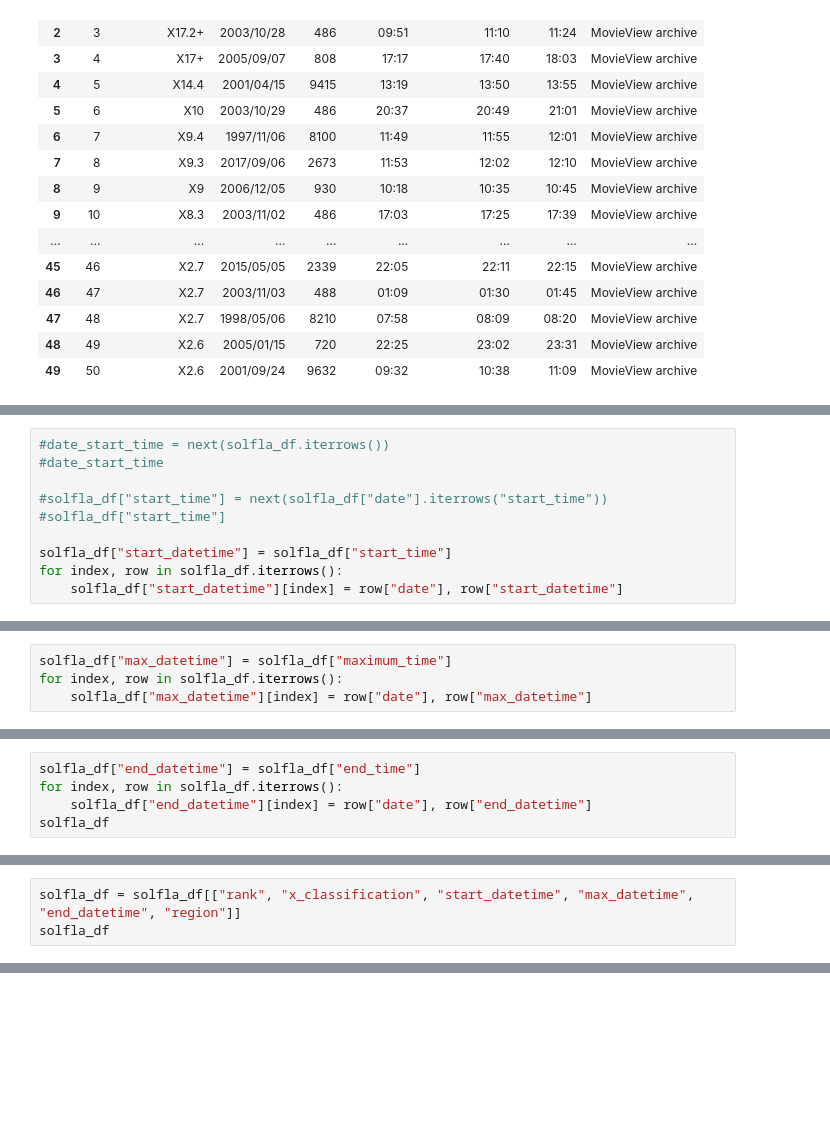
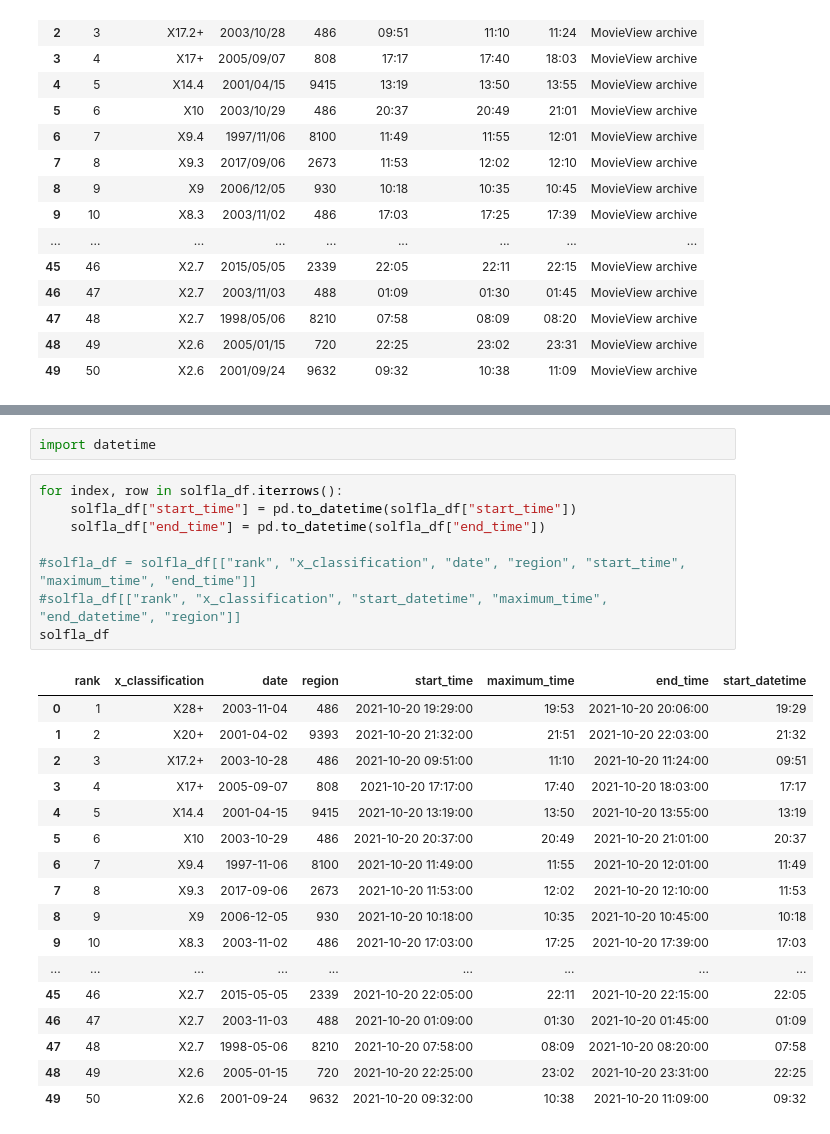
Before and after one commit to NickOuellet/Fly-Me-To-The-Moon, a Jupyter notebook: Fly Me To The Moon - Proj 1 Part 1-2.ipynb, the cells around one changed output, grey strips where cells are left out. Saved outputs shown, nothing was run; the diff lists cells and outputs as text; blank space fills up the shorter version.

```diff
--- a/Fly Me To The Moon - Proj 1 Part 1-2.ipynb
+++ b/Fly Me To The Moon - Proj 1 Part 1-2.ipynb
@@ -96,10 +78,0 @@ import datetime
-# %%
-#date_start_time = next(solfla_df.iterrows())
-#date_start_time
-
-#solfla_df["start_time"] = next(solfla_df["date"].iterrows("start_time"))
-#solfla_df["start_time"]
-
-solfla_df["start_datetime"] = solfla_df["start_time"]
-for index, row in solfla_df.iterrows():
-    solfla_df["start_datetime"][index] = row["date"], row["start_datetime"]
@@ -111,4 +78,0 @@ See the caveats in the documentation: https://pandas.pydata.org/pandas-docs/stab
-# %%
-solfla_df["max_datetime"] = solfla_df["maximum_time"]
-for index, row in solfla_df.iterrows():
-    solfla_df["max_datetime"][index] = row["date"], row["max_datetime"]
@@ -120,5 +78,0 @@ See the caveats in the documentation: https://pandas.pydata.org/pandas-docs/stab
-# %%
-solfla_df["end_datetime"] = solfla_df["end_time"]
-for index, row in solfla_df.iterrows():
-    solfla_df["end_datetime"][index] = row["date"], row["end_datetime"]
-solfla_df
@@ -147,3 +78,0 @@ See the caveats in the documentation: https://pandas.pydata.org/pandas-docs/stab
-# %%
-solfla_df = solfla_df[["rank", "x_classification", "start_datetime", "max_datetime", "end_datetime", "region"]]
-solfla_df
@@ -167,0 +102,28 @@ solfla_df
+# %%
+import datetime
+# %%
+for index, row in solfla_df.iterrows():
+    solfla_df["start_time"] = pd.to_datetime(solfla_df["start_time"])
+    solfla_df["end_time"] = pd.to_datetime(solfla_df["end_time"])
+
+#solfla_df = solfla_df[["rank", "x_classification", "date", "region", "start_time", "maximum_time", "end_time"]]
+#solfla_df[["rank", "x_classification", "start_datetime", "maximum_time", "end_datetime", "region"]]
+solfla_df
+# %% [output]
+|  | rank | x_classification | date | region | start_time | maximum_time | end_time | start_datetime |
+| 0 | 1 | X28+ | 2003-11-04 | 486 | 2021-10-20 19:29:00 | 19:53 | 2021-10-20 20:06:00 | 19:29 |
+| 1 | 2 | X20+ | 2001-04-02 | 9393 | 2021-10-20 21:32:00 | 21:51 | 2021-10-20 22:03:00 | 21:32 |
+| 2 | 3 | X17.2+ | 2003-10-28 | 486 | 2021-10-20 09:51:00 | 11:10 | 2021-10-20 11:24:00 | 09:51 |
+| 3 | 4 | X17+ | 2005-09-07 | 808 | 2021-10-20 17:17:00 | 17:40 | 2021-10-20 18:03:00 | 17:17 |
+| 4 | 5 | X14.4 | 2001-04-15 | 9415 | 2021-10-20 13:19:00 | 13:50 | 2021-10-20 13:55:00 | 13:19 |
+| 5 | 6 | X10 | 2003-10-29 | 486 | 2021-10-20 20:37:00 | 20:49 | 2021-10-20 21:01:00 | 20:37 |
+| 6 | 7 | X9.4 | 1997-11-06 | 8100 | 2021-10-20 11:49:00 | 11:55 | 2021-10-20 12:01:00 | 11:49 |
+| 7 | 8 | X9.3 | 2017-09-06 | 2673 | 2021-10-20 11:53:00 | 12:02 | 2021-10-20 12:10:00 | 11:53 |
+| 8 | 9 | X9 | 2006-12-05 | 930 | 2021-10-20 10:18:00 | 10:35 | 2021-10-20 10:45:00 | 10:18 |
+| 9 | 10 | X8.3 | 2003-11-02 | 486 | 2021-10-20 17:03:00 | 17:25 | 2021-10-20 17:39:00 | 17:03 |
+| ... | ... | ... | ... | ... | ... | ... | ... | ... |
+| 45 | 46 | X2.7 | 2015-05-05 | 2339 | 2021-10-20 22:05:00 | 22:11 | 2021-10-20 22:15:00 | 22:05 |
+| 46 | 47 | X2.7 | 2003-11-03 | 488 | 2021-10-20 01:09:00 | 01:30 | 2021-10-20 01:45:00 | 01:09 |
+| 47 | 48 | X2.7 | 1998-05-06 | 8210 | 2021-10-20 07:58:00 | 08:09 | 2021-10-20 08:20:00 | 07:58 |
+| 48 | 49 | X2.6 | 2005-01-15 | 720 | 2021-10-20 22:25:00 | 23:02 | 2021-10-20 23:31:00 | 22:25 |
+| 49 | 50 | X2.6 | 2001-09-24 | 9632 | 2021-10-20 09:32:00 | 10:38 | 2021-10-20 11:09:00 | 09:32 |
```
Also changed, not shown: parts of 17 cells of this notebook.
